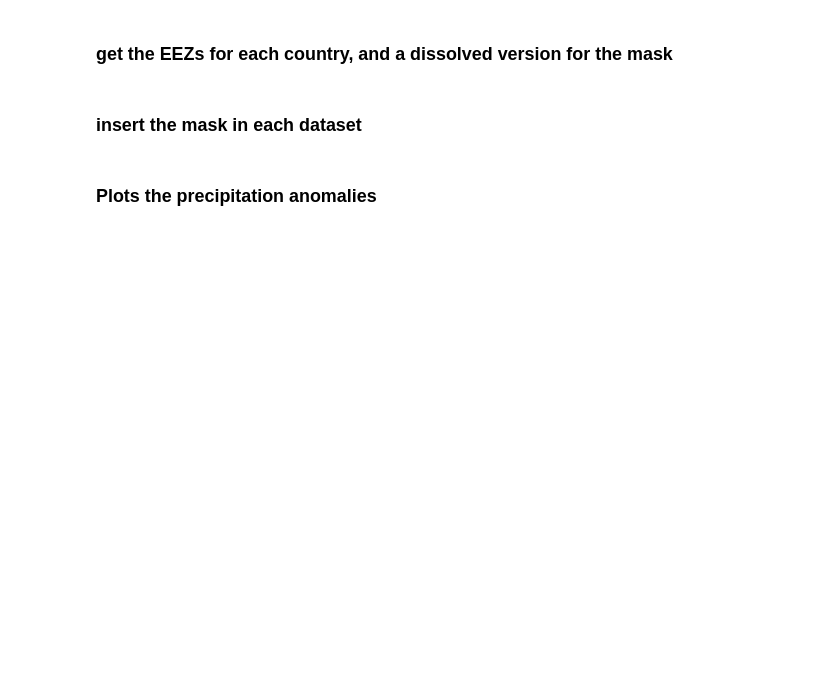
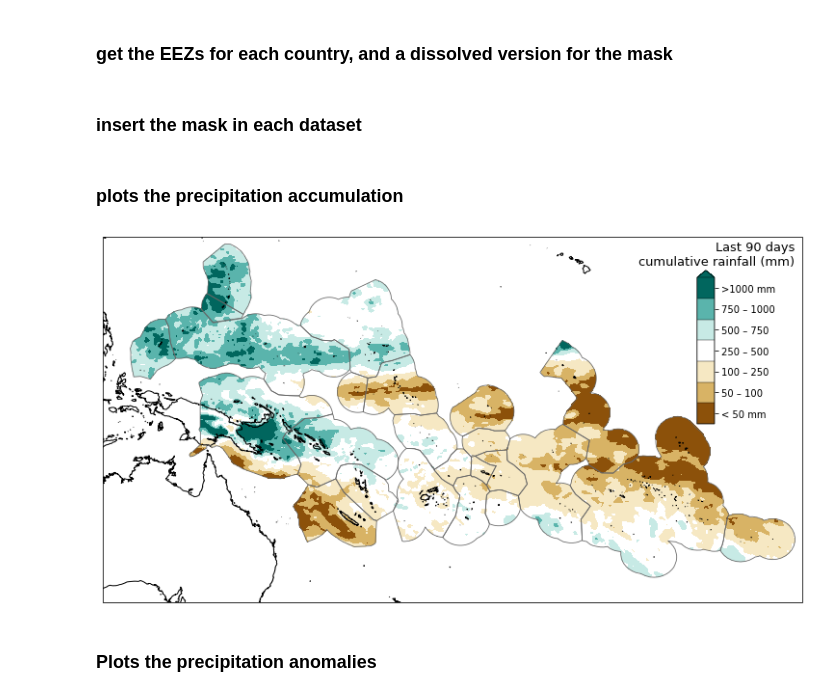
Before and after one commit to nicolasfauchereau/ICU_Water_Watch, a Jupyter notebook: notebooks/GPM/GPM-IMERG_processing.ipynb, the cells around one changed output. Cells and saved outputs as stored; diff of their text form; code cells hidden in the pictures; blank space fills up the shorter version.

```diff
--- a/notebooks/GPM/GPM-IMERG_processing.ipynb
+++ b/notebooks/GPM/GPM-IMERG_processing.ipynb
@@ -251,6 +164,12 @@ EEZs, merged_EEZs = geo.get_EEZs(dpath_shapes='/home/nicolasf/operational/ICU/de
 dset_accum = geo.make_mask_from_gpd(dset_accum, merged_EEZs, subset=True, mask_name='EEZ')
 # %%
 dset_ndays = geo.make_mask_from_gpd(dset_ndays, merged_EEZs, subset=True, mask_name='EEZ')
+# %% [markdown]
+### plots the precipitation accumulation
+# %%
+plot.map_precip_accum(dset_accum, mask='EEZ', close=False, geoms=EEZs, fpath='.')
+# %% [output]
+[figure, added]
 # %% [markdown]
 ### Plots the precipitation anomalies
 # %%
```
Also changed, not shown: parts of 36 cells of this notebook.
